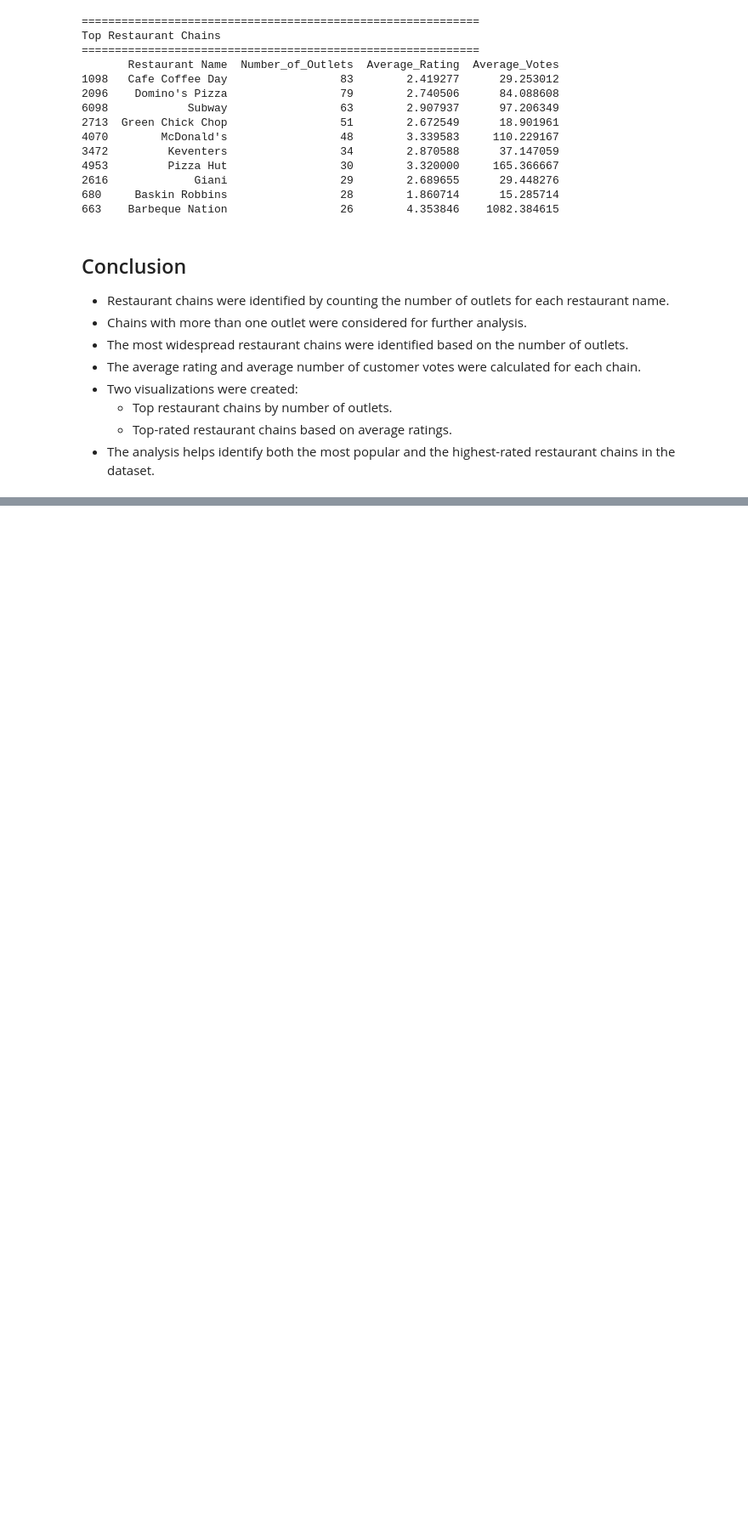
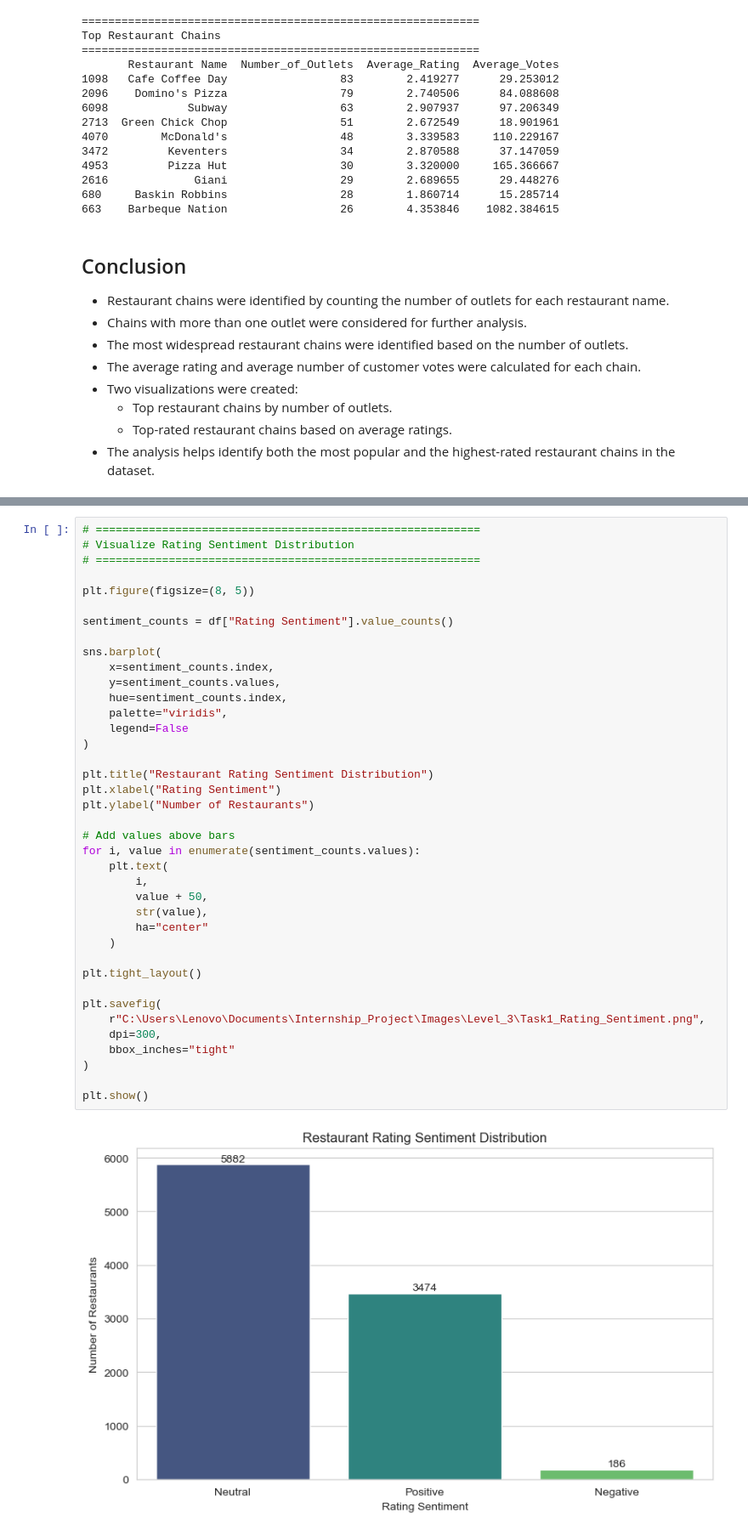
Before and after one commit to gajanantangde/Cognifyz-Data-Analysis-Internship, a Jupyter notebook: Notebook/Cognifyz_Data_Analysis.ipynb, the cells around one changed output, grey strips where cells are left out. Shown at 85% size. Drawn from its saved outputs; the diff is of its cells as text; blank space fills up the shorter version.

Commit message:
Completed Level 3 analysis and updated README

```diff
--- a/Notebook/Cognifyz_Data_Analysis.ipynb
+++ b/Notebook/Cognifyz_Data_Analysis.ipynb
@@ -1494,0 +1550,41 @@ Top Restaurant Chains
+# %%
+# ==========================================================
+# Visualize Rating Sentiment Distribution
+# ==========================================================
+
+plt.figure(figsize=(8, 5))
+
+sentiment_counts = df["Rating Sentiment"].value_counts()
+
+sns.barplot(
+    x=sentiment_counts.index,
+    y=sentiment_counts.values,
+    hue=sentiment_counts.index,
+    palette="viridis",
+    legend=False
+)
+
+plt.title("Restaurant Rating Sentiment Distribution")
+plt.xlabel("Rating Sentiment")
+plt.ylabel("Number of Restaurants")
+
+# Add values above bars
+for i, value in enumerate(sentiment_counts.values):
+    plt.text(
+        i,
+        value + 50,
+        str(value),
+        ha="center"
+    )
+
+plt.tight_layout()
+
+plt.savefig(
+    r"C:\Users\Lenovo\Documents\Internship_Project\Images\Level_3\Task1_Rating_Sentiment.png",
+    dpi=300,
+    bbox_inches="tight"
+)
+
+plt.show()
+# %% [output]
+[figure, added]
```
Also changed, not shown: parts of 37 cells of this notebook, 11 other files.
